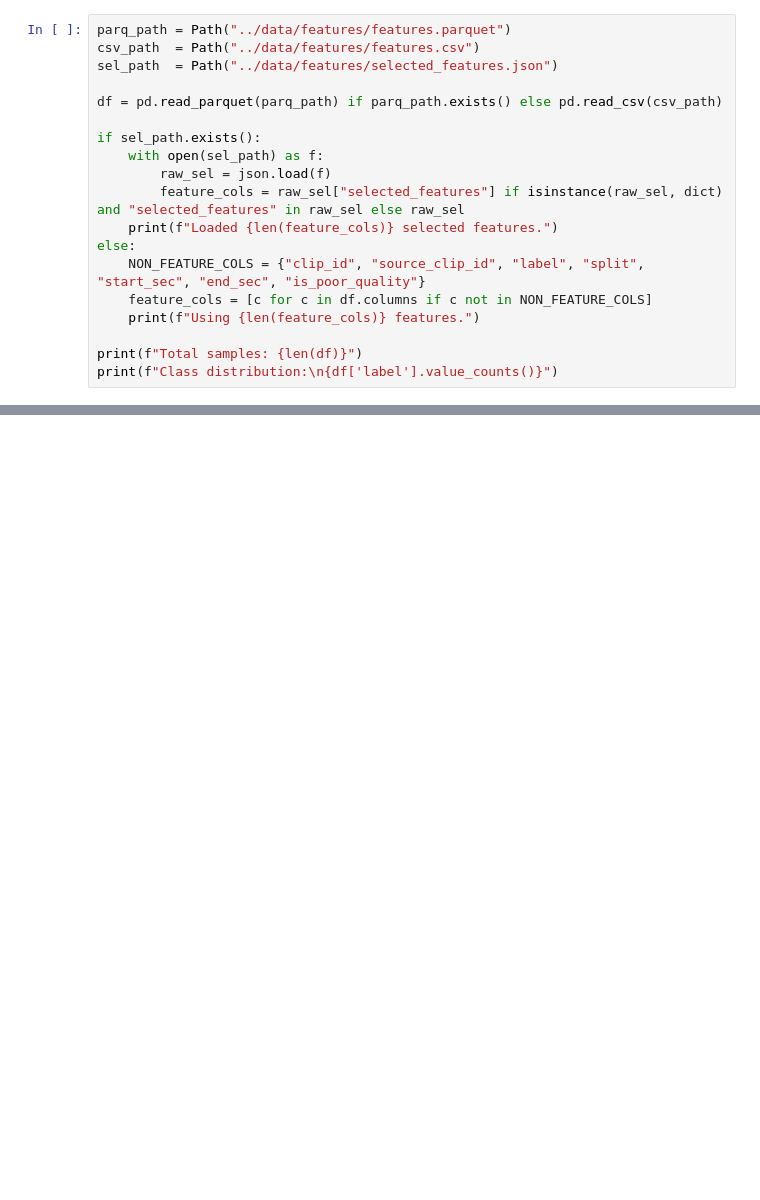
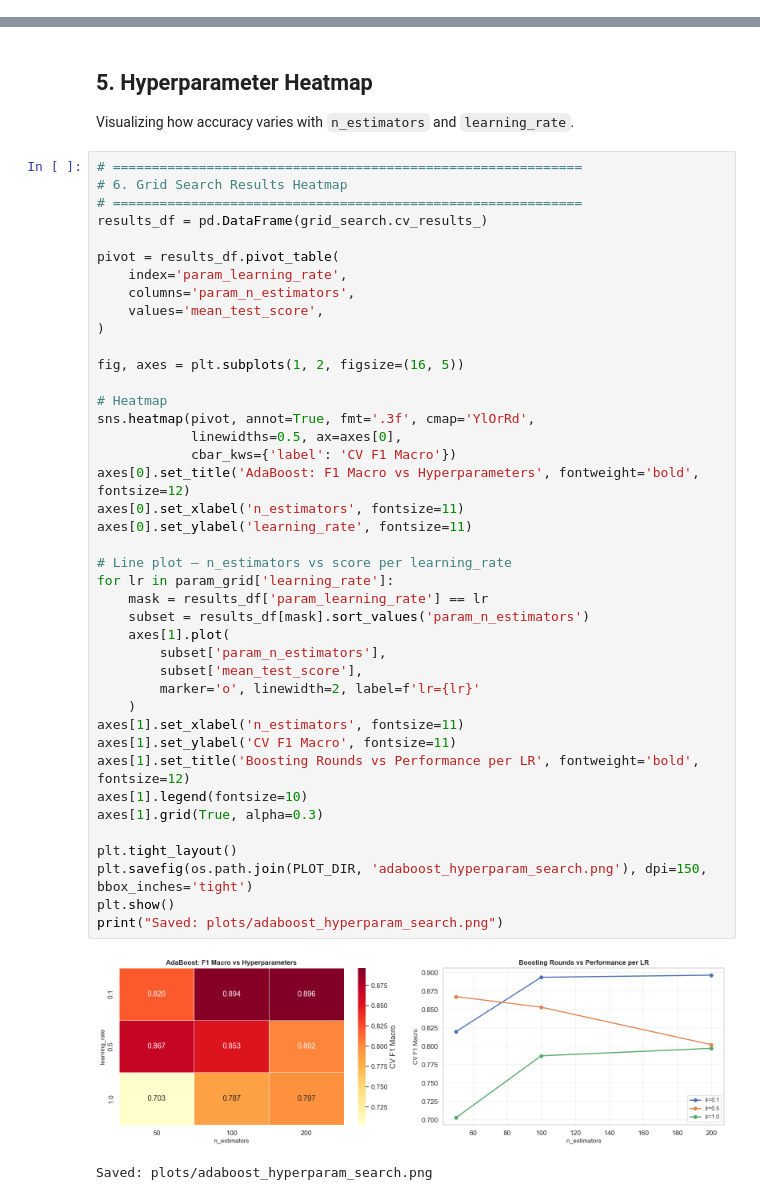
Before and after one commit to TheVantaDev/ML_CP, a Jupyter notebook: 04_person4_adaboost_and_xgboost/adaboost.ipynb, the cells around one changed output, grey strips where cells are left out. Cells and saved outputs as stored; diff of their text form; blank space fills up the shorter version.

Commit message:
feat(boosting) : as per new dataset

```diff
--- a/04_person4_adaboost_and_xgboost/adaboost.ipynb
+++ b/04_person4_adaboost_and_xgboost/adaboost.ipynb
@@ -55,19 +0,0 @@ print(f"Configured notebook for {ALGO_NAME} ({FILE_SLUG}).")
-# %%
-parq_path = Path("../data/features/features.parquet")
-csv_path  = Path("../data/features/features.csv")
-sel_path  = Path("../data/features/selected_features.json")
-
-df = pd.read_parquet(parq_path) if parq_path.exists() else pd.read_csv(csv_path)
-
-if sel_path.exists():
-    with open(sel_path) as f:
-        raw_sel = json.load(f)
-        feature_cols = raw_sel["selected_features"] if isinstance(raw_sel, dict) and "selected_features" in raw_sel else raw_sel
-    print(f"Loaded {len(feature_cols)} selected features.")
-else:
-    NON_FEATURE_COLS = {"clip_id", "source_clip_id", "label", "split", "start_sec", "end_sec", "is_poor_quality"}
-    feature_cols = [c for c in df.columns if c not in NON_FEATURE_COLS]
-    print(f"Using {len(feature_cols)} features.")
-
-print(f"Total samples: {len(df)}")
-print(f"Class distribution:\n{df['label'].value_counts()}")
@@ -239,0 +262,47 @@ print(f"Saved model artifacts for {ALGO_NAME} in models/!")
+# %% [markdown]
+## 5. Hyperparameter Heatmap
+Visualizing how accuracy varies with `n_estimators` and `learning_rate`.
+# %%
+# ============================================================
+# 6. Grid Search Results Heatmap
+# ============================================================
+results_df = pd.DataFrame(grid_search.cv_results_)
+
+pivot = results_df.pivot_table(
+    index='param_learning_rate',
+    columns='param_n_estimators',
+    values='mean_test_score',
+)
+
+fig, axes = plt.subplots(1, 2, figsize=(16, 5))
+
+# Heatmap
+sns.heatmap(pivot, annot=True, fmt='.3f', cmap='YlOrRd',
+            linewidths=0.5, ax=axes[0],
+            cbar_kws={'label': 'CV F1 Macro'})
+axes[0].set_title('AdaBoost: F1 Macro vs Hyperparameters', fontweight='bold', fontsize=12)
+axes[0].set_xlabel('n_estimators', fontsize=11)
+axes[0].set_ylabel('learning_rate', fontsize=11)
+
+# Line plot — n_estimators vs score per learning_rate
+for lr in param_grid['learning_rate']:
+    mask = results_df['param_learning_rate'] == lr
+    subset = results_df[mask].sort_values('param_n_estimators')
+    axes[1].plot(
+        subset['param_n_estimators'],
+        subset['mean_test_score'],
+        marker='o', linewidth=2, label=f'lr={lr}'
+    )
+axes[1].set_xlabel('n_estimators', fontsize=11)
+axes[1].set_ylabel('CV F1 Macro', fontsize=11)
+axes[1].set_title('Boosting Rounds vs Performance per LR', fontweight='bold', fontsize=12)
+axes[1].legend(fontsize=10)
+axes[1].grid(True, alpha=0.3)
+
+plt.tight_layout()
+plt.savefig(os.path.join(PLOT_DIR, 'adaboost_hyperparam_search.png'), dpi=150, bbox_inches='tight')
+plt.show()
+print("Saved: plots/adaboost_hyperparam_search.png")
+# %% [output]
+[figure, added]
+Saved: plots/adaboost_hyperparam_search.png
```
Also changed, not shown: parts of 42 cells of this notebook, 3 other files.
